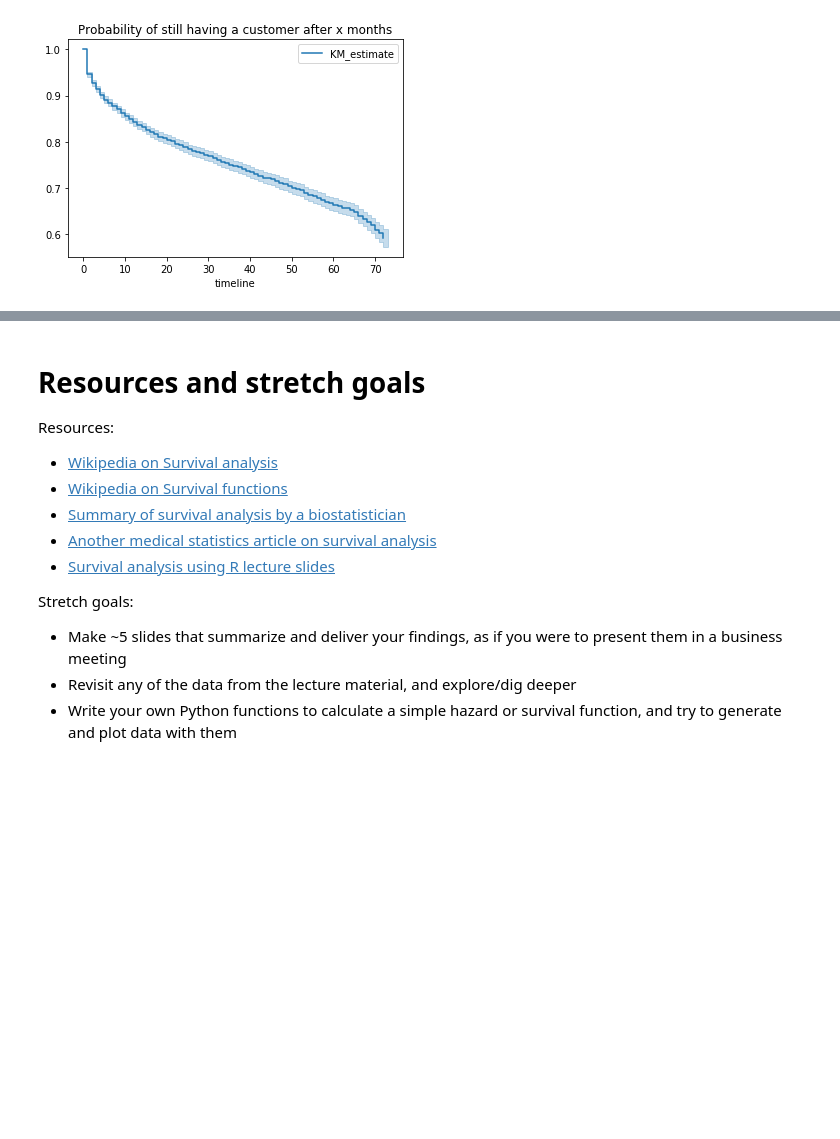
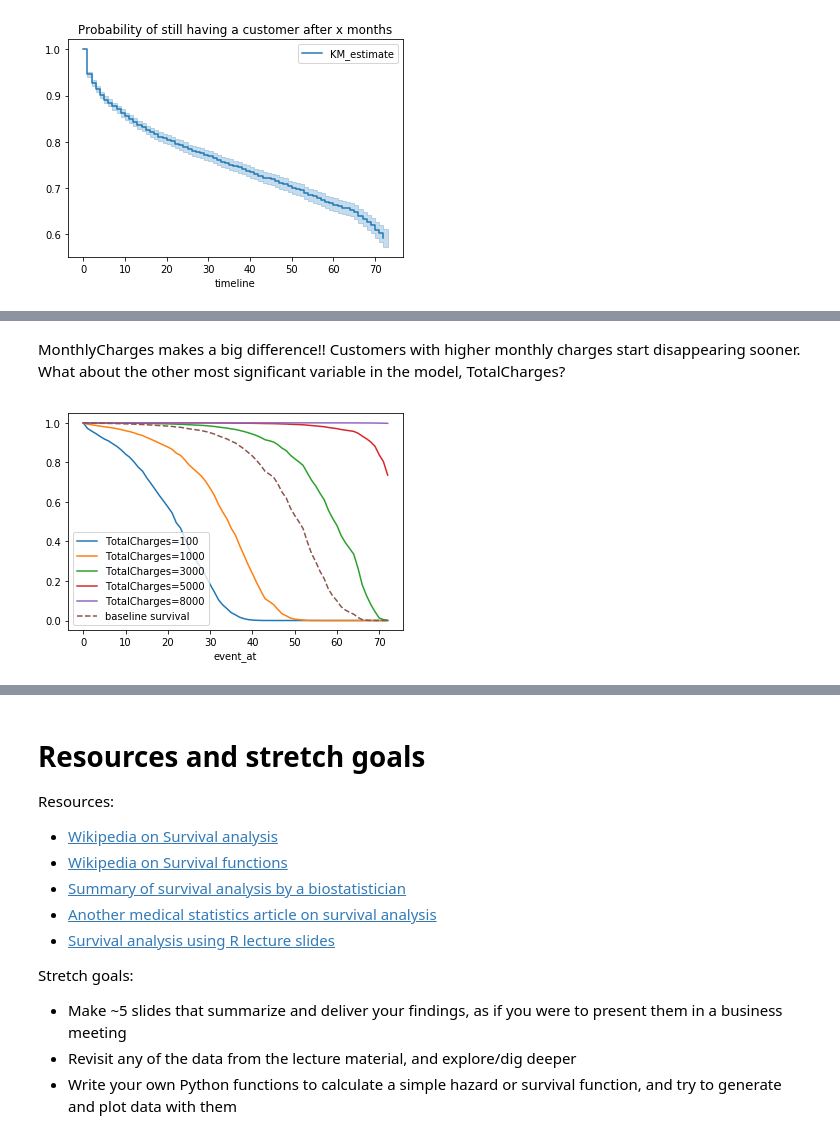
Before and after one commit to bloominstituteoftechnology/DS-Unit-2-Sprint-3-Advanced-Regression, a Jupyter notebook: module2-survival-analysis/LS_DS_232_Survival_Analysis-Assignment.ipynb, the cells around one changed output, grey strips where cells are left out. Drawn from its saved outputs; the diff is of its cells as text; code cells hidden in the pictures; blank space fills up the shorter version.

```diff
--- a/module2-survival-analysis/LS_DS_232_Survival_Analysis-Assignment.ipynb
+++ b/module2-survival-analysis/LS_DS_232_Survival_Analysis-Assignment.ipynb
@@ -132,0 +183,6 @@ Which of the factors are important?
+# %% [markdown]
+MonthlyCharges makes a big difference!!  Customers with higher monthly charges start disappearing sooner.  What about the other most significant variable in the model, TotalCharges?
+# %%
+cph.plot_covariate_groups('TotalCharges', [100,1000,3000,5000,8000]);
+# %% [output]
+[figure, added]
```
Also changed, not shown: parts of 18 cells of this notebook.
